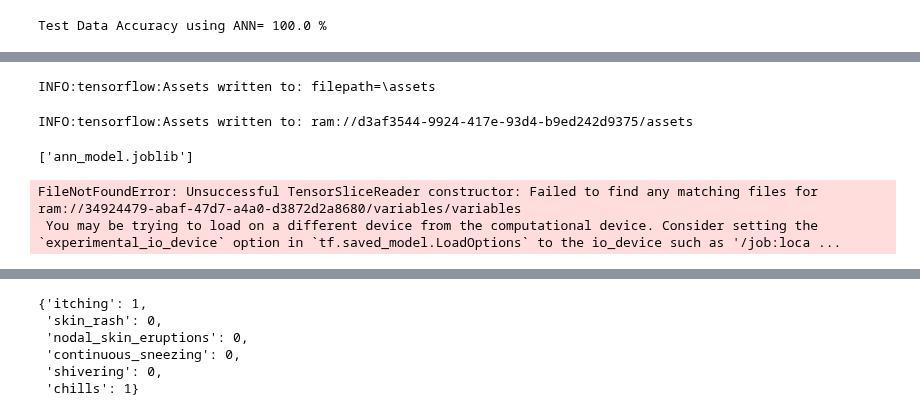
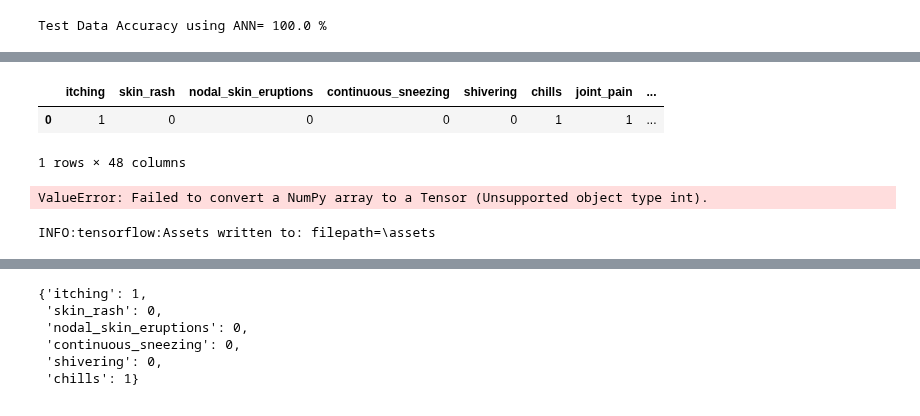
Before and after one commit to TheBlueZayn/Disease-Symptom-Prediction, a Jupyter notebook: disease-classification-after-pca-using-ann-and-rf.ipynb, the cells around one changed output, grey strips where cells are left out. Drawn from its saved outputs; the diff is of its cells as text; code cells hidden in the pictures.

```diff
--- a/disease-classification-after-pca-using-ann-and-rf.ipynb
+++ b/disease-classification-after-pca-using-ann-and-rf.ipynb
@@ -419,3 +429,30 @@ Test Data Accuracy using ANN= 100.0 %
+# %%
+"""
+A function that takes in a list of numbers corresponsing to the symptom. Returns a dataframe suitable to undergo prediction
+"""
+def dis_data(values):
+    symp_keys = ["itching", "skin_rash", "nodal_skin_eruptions", "continuous_sneezing", "shivering", "chills", "joint_pain", "stomach_pain", "acidity", "ulcers_on_tongue", "muscle_wasting", "vomiting", "burning_micturition", "spotting_urination", "fatigue", "weight_gain", "anxiety", "cold_hands_and_feets", "mood_swings", "weight_loss", "restlessness", "lethargy", "patches_in_throat", "irregular_sugar_level", "cough", "high_fever", "sunken_eyes", "breathlessness", "sweating", "dehydration", "indigestion", "headache", "yellowish_skin", "dark_urine", "nausea", "loss_of_appetite", "pain_behind_the_eyes", "back_pain", "constipation", "abdominal_pain", "diarrhoea", "mild_fever", "yellow_urine", "yellowing_of_eyes", "acute_liver_failure", "fluid_overload", "swelling_of_stomach", "swelled_lymph_nodes"]
+    symp_values = values
+    dic = {symp_keys[i]: symp_values[i] for i in range(len(symp_keys))}
+    df = pd.DataFrame(list(dic.items())).transpose()
+    df.columns = df.iloc[0]
+    df.drop(index=0, inplace=True)
+    df.reset_index(inplace=True)
+    df.drop(columns="index", inplace=True)
+
+    return df
+# %%
+ti = [1, 0, 0, 0, 0, 1, 1, 0, 1, 1, 1, 0, 0, 0, 1, 1, 0, 1, 0, 1, 0, 0, 0, 0, 1, 1, 1, 1, 1, 0, 1, 0, 1, 1, 1, 0, 0, 1, 0, 1, 1, 0, 0, 0, 0, 0, 1, 1]
+t = dis_data(ti)
+t
+# %% [output]
+|  | itching | skin_rash | nodal_skin_eruptions | continuous_sneezing | shivering | chills | joint_pain | ... |
+| 0 | 1 | 0 | 0 | 0 | 0 | 1 | 1 | ... |
+1 rows × 48 columns
+# %%
+model.predict(t)
+# %% [output]
+ValueError: Failed to convert a NumPy array to a Tensor (Unsupported object type int).
 # %%
 # filepath = 'ann_model.joblib'
 # model.save("filepath=")
@@ -424,16 +461,10 @@ INFO:tensorflow:Assets written to: filepath=\assets
 # %%
 #restored_model = tf.keras.models.load_model(filepath="\saved_model.pb")
 # %%
-from joblib import dump,load
-filename = 'ann_model.joblib'
-model = model
-dump(model, filename)
+# from joblib import dump,load
+# filename = 'ann_model.joblib'
+# model = model
+# dump(model, filename)
-# %% [output]
-INFO:tensorflow:Assets written to: ram://d3af3544-9924-417e-93d4-b9ed242d9375/assets
-['ann_model.joblib']
 # %%
-ann_model = load("ann_model.joblib")
+# ann_model = load("ann_model.joblib")
-# %% [output]
-FileNotFoundError: Unsuccessful TensorSliceReader constructor: Failed to find any matching files for ram://34924479-abaf-47d7-a4a0-d3872d2a8680/variables/variables
- You may be trying to load on a different device from the computational device. Consider setting the `experimental_io_device` option in `tf.saved_model.LoadOptions` to the io_device such as '/job:loca ...
 # %%
```
Also changed, not shown: parts of 6 cells of this notebook.
